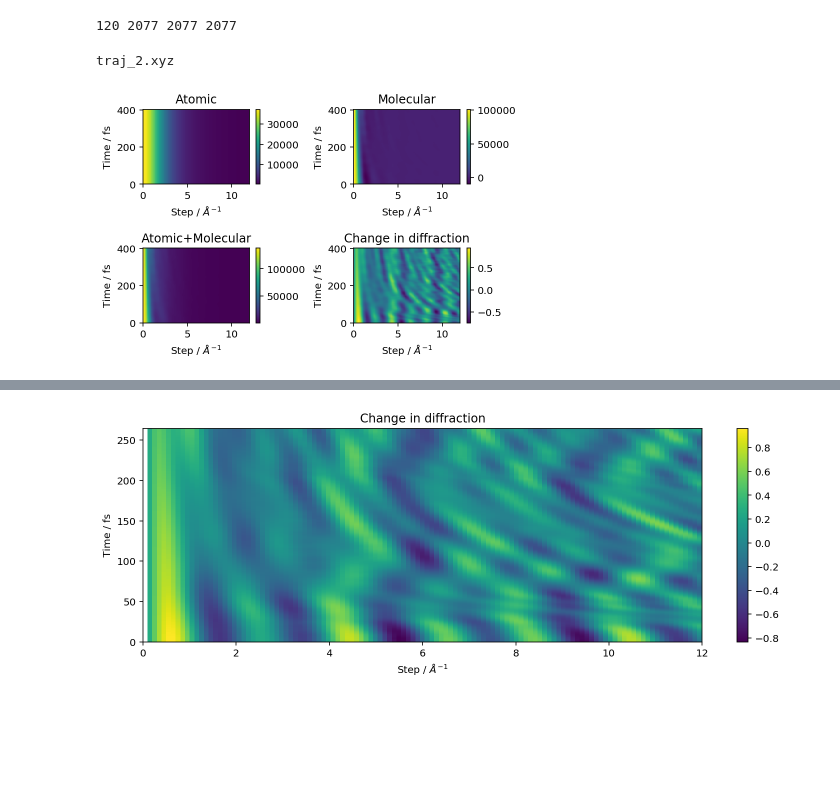
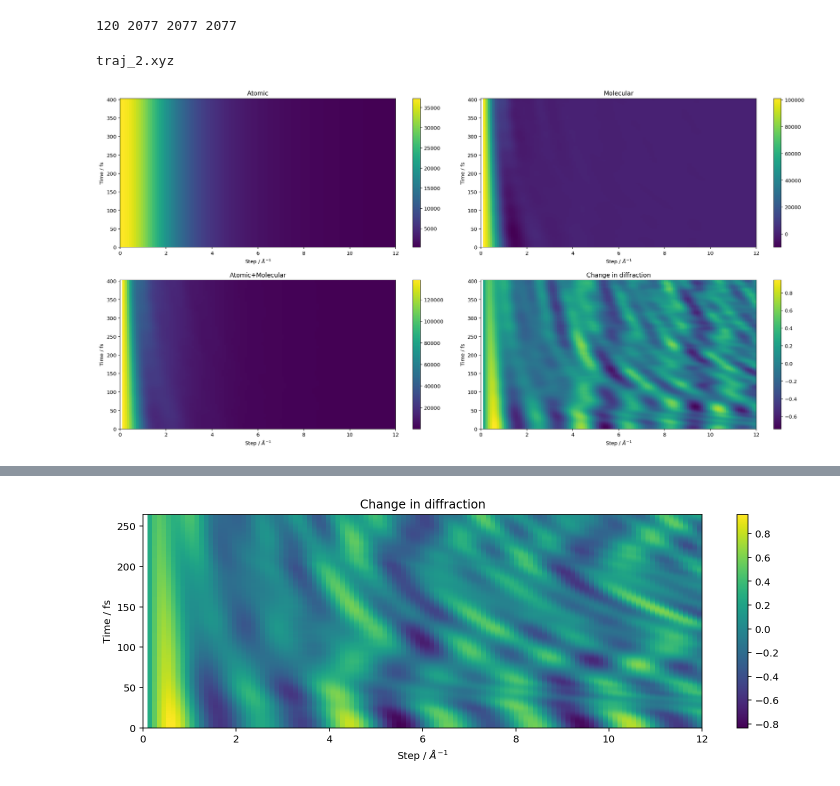
Before and after one commit to btoulson/MeV-UED, a Jupyter notebook: Diffraction_trajectories.ipynb, the cells around one changed output, grey strips where cells are left out. Drawn from its saved outputs; the diff is of its cells as text; code cells hidden in the pictures; blank space fills up the shorter version.

```diff
--- a/Diffraction_trajectories.ipynb
+++ b/Diffraction_trajectories.ipynb
@@ -43,40 +46,40 @@ print(len(traj.s), len(traj.tAxis), len(traj.traj_I_at_1D), len(traj.traj_I_mol_
 # %%
 print(traj.fname)
 
-plt.figure()
+plt.figure(figsize=(20,10))
 plt.subplot(2,2,1)
 plt.title('Atomic')
 plt.pcolormesh(traj.s,traj.tAxis,traj.traj_I_at_1D)
 plt.xlabel('Step / $\AA^{-1}$')
 plt.ylabel('Time / fs')
 plt.colorbar()
 
 plt.subplot(2,2,2)
 plt.title('Molecular')
 plt.pcolormesh(traj.s,traj.tAxis,traj.traj_I_mol_1D)
 plt.xlabel('Step / $\AA^{-1}$')
 plt.ylabel('Time / fs')
 plt.colorbar()
 
 plt.subplot(2,2,3)
 plt.title('Atomic+Molecular')
 plt.pcolormesh(traj.s,traj.tAxis,np.array(traj.traj_I_at_1D) + np.array(traj.traj_I_mol_1D))
 plt.xlabel('Step / $\AA^{-1}$')
 plt.ylabel('Time / fs')
 plt.colorbar()
 
 plt.subplot(2,2,4)
 plt.title('Change in diffraction')
 plt.pcolormesh(traj.s,traj.tAxis,traj.traj_sM_1D)
 plt.xlabel('Step / $\AA^{-1}$')
 plt.ylabel('Time / fs')
 plt.colorbar()
 
 plt.tight_layout()
 plt.show()
 # %% [output]
 traj_2.xyz
-[figure, old version]
+[figure, new version]
 # %%
 #%%timeit
 trajs = mol_trajs()
```
Also changed, not shown: parts of 11 cells of this notebook, 6 other files.
